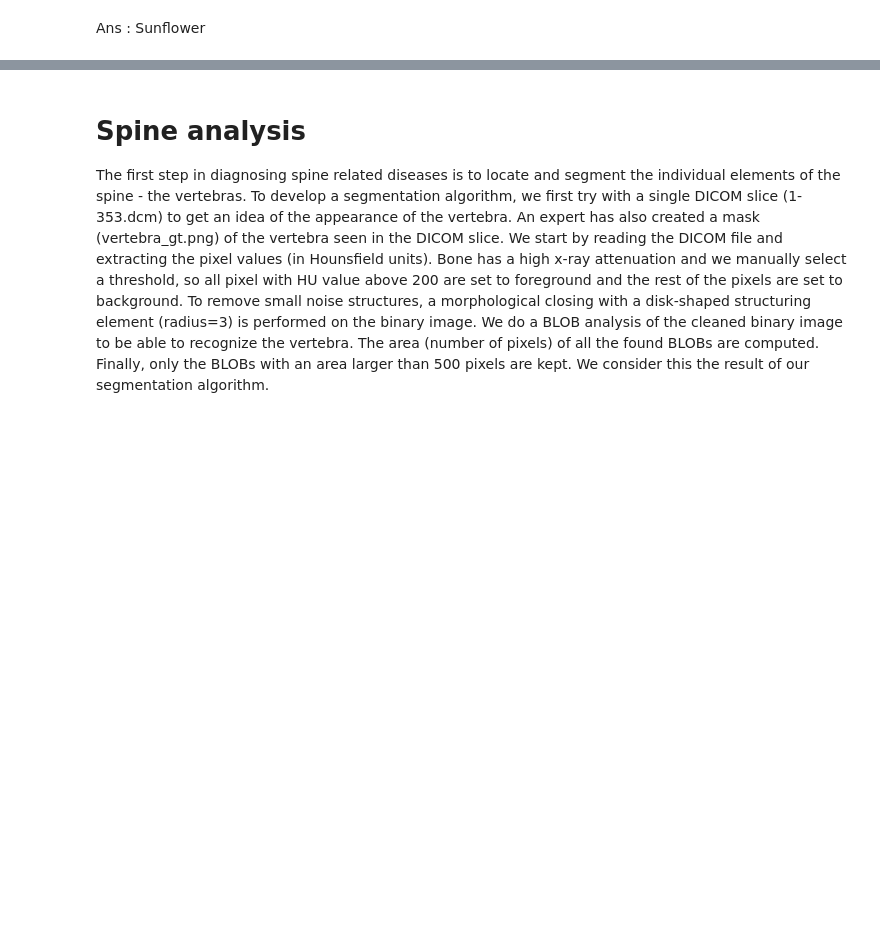
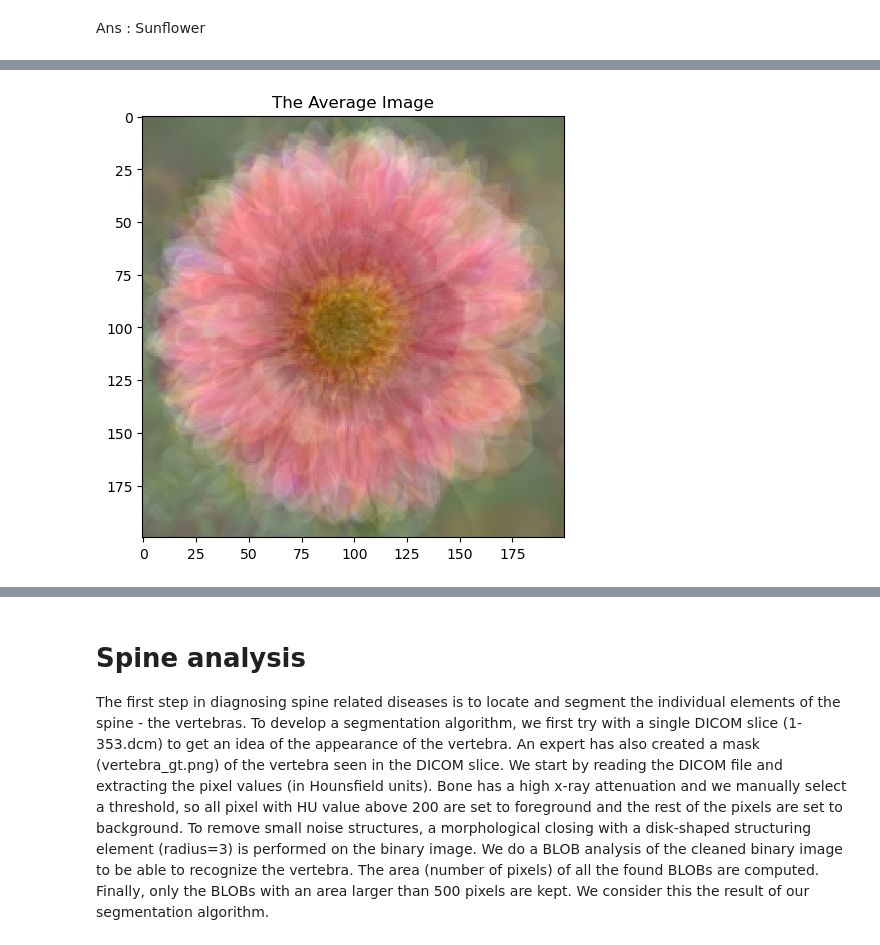
Before and after one commit to MonkeScripts/02502-Image-Analysis, a Jupyter notebook: exam_2024_2/ans.ipynb, the cells around one changed output, grey strips where cells are left out. Cells and saved outputs as stored; diff of their text form; code cells hidden in the pictures; blank space fills up the shorter version.

```diff
--- a/exam_2024_2/ans.ipynb
+++ b/exam_2024_2/ans.ipynb
@@ -355,2 +355,100 @@ print(closest_idx)
 # %% [markdown]
 Ans : Sunflower
+# %%
+def pca_on_flowers_f_2024():
+    in_dir = "flowers/"
+    all_images = ["flower01.jpg", "flower02.jpg", "flower03.jpg", "flower04.jpg", "flower05.jpg",
+                  "flower06.jpg", "flower07.jpg", "flower08.jpg", "flower09.jpg", "flower10.jpg",
+                  "flower11.jpg", "flower12.jpg", "flower13.jpg", "flower14.jpg", "flower15.jpg"]
+    n_samples = len(all_images)
+
+    # Read first image to get image dimensions
+    im_org = io.imread(in_dir + all_images[0])
+    im_shape = im_org.shape
+    height = im_shape[0]
+    width = im_shape[1]
+    channels = im_shape[2]
+    n_features = height * width * channels
+
+    print(f"Found {n_samples} image files. Height {height} Width {width} Channels {channels} n_features {n_features}")
+
+    data_matrix = np.zeros((n_samples, n_features))
+
+    idx = 0
+    for image_file in all_images:
+        img = io.imread(in_dir + image_file)
+        flat_img = img.flatten()
+        data_matrix[idx, :] = flat_img
+        idx += 1
+
+    average_image = np.mean(data_matrix, 0)
+    io.imshow(create_u_byte_image_from_vector(average_image, height, width, channels))
+    plt.title('The Average Image')
+    io.show()
+
+    print("Computing PCA")
+    image_pca = PCA(n_components=5)
+    image_pca.fit(data_matrix)
+
+    plt.plot(image_pca.explained_variance_ratio_ * 100)
+    plt.xlabel('Principal component')
+    plt.ylabel('Percent explained variance')
+    plt.show()
+
+    print(f"Answer: Total variation explained by first  component {image_pca.explained_variance_ratio_[0] * 100}")
+
+    components = image_pca.transform(data_matrix)
+
+    pc_1 = components[:, 0]
+    pc_2 = components[:, 1]
+
+    plt.plot(pc_1, pc_2, '.')
+    plt.xlabel('PC1')
+    plt.ylabel('PC2')
+    plt.show()
+
+    extreme_pc_1_image_m = np.argmin(pc_1)
+    extreme_pc_1_image_p = np.argmax(pc_1)
+
+    print(f'PC 1 extreme minus image: {all_images[extreme_pc_1_image_m]}')
+    print(f'PC 1 extreme plus image: {all_images[extreme_pc_1_image_p]}')
+
+    im_miss = io.imread("flowers/idealflower.jpg")
+    im_miss_flat = im_miss.flatten()
+    im_miss_flat = im_miss_flat.reshape(1, -1)
+
+    pca_coords = image_pca.transform(im_miss_flat)
+    pca_coords = pca_coords.flatten()
+
+    plt.plot(pc_1, pc_2, '.', label="All Flowers")
+    plt.plot(pca_coords[0], pca_coords[1], "*", color="red", label="New image")
+    plt.xlabel('PC1')
+    plt.ylabel('PC2')
+    plt.title("Images in PCA space")
+    plt.legend()
+    plt.show()
+
+    pc_2_new = pca_coords[1]
+    pc_dist_temp = np.subtract(pc_2, pc_2_new)
+    pca_distances = np.abs(pc_dist_temp)
+    best_match = np.argmin(pca_distances)
+
+    print(f"Answer: Best matching PCA_2 image {all_images[best_match]}")
+    fig, ax = plt.subplots(ncols=3, nrows=1, figsize=(15, 15))
+
+    ax[1].set_title("The Average Image")
+    ax[1].imshow(create_u_byte_image_from_vector(average_image, height, width, channels))
+    synth_image_plus = average_image + 3 * np.sqrt(image_pca.explained_variance_[0]) * image_pca.components_[0, :]
+    synth_image_minus = average_image - 3 * np.sqrt(image_pca.explained_variance_[0]) * image_pca.components_[0, :]
+    ax[0].set_title(f"Mode: 1 minus")
+    ax[2].set_title(f"Mode: 1 plus")
+    ax[0].imshow(create_u_byte_image_from_vector(synth_image_minus, height, width, channels))
+    ax[2].imshow(create_u_byte_image_from_vector(synth_image_plus, height, width, channels))
+    ax[0].axis('off')
+    ax[1].axis('off')
+    ax[2].axis('off')
+    fig.suptitle("Major modes of image variations")
+    plt.tight_layout()
+    plt.show()
+pca_on_flowers_f_2024()
+# %% [output]
@@ -356,0 +456 @@ Ans : Sunflower
+[figure, added]
```
Also changed, not shown: parts of 4 cells of this notebook.
